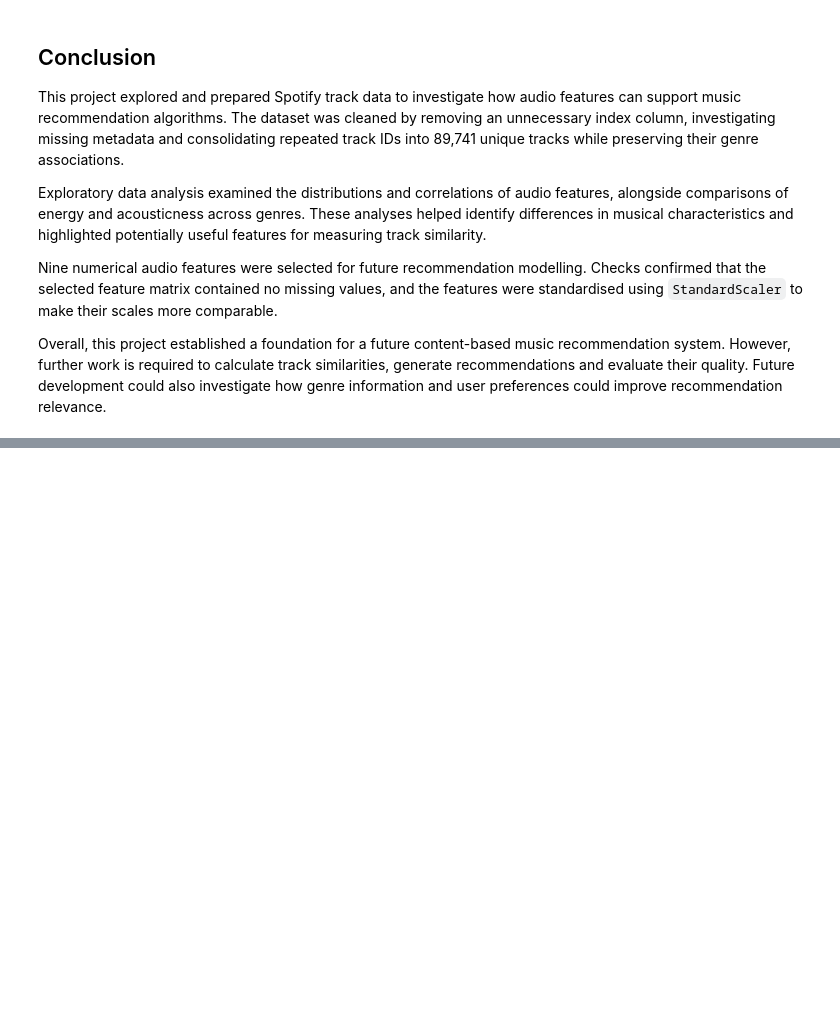
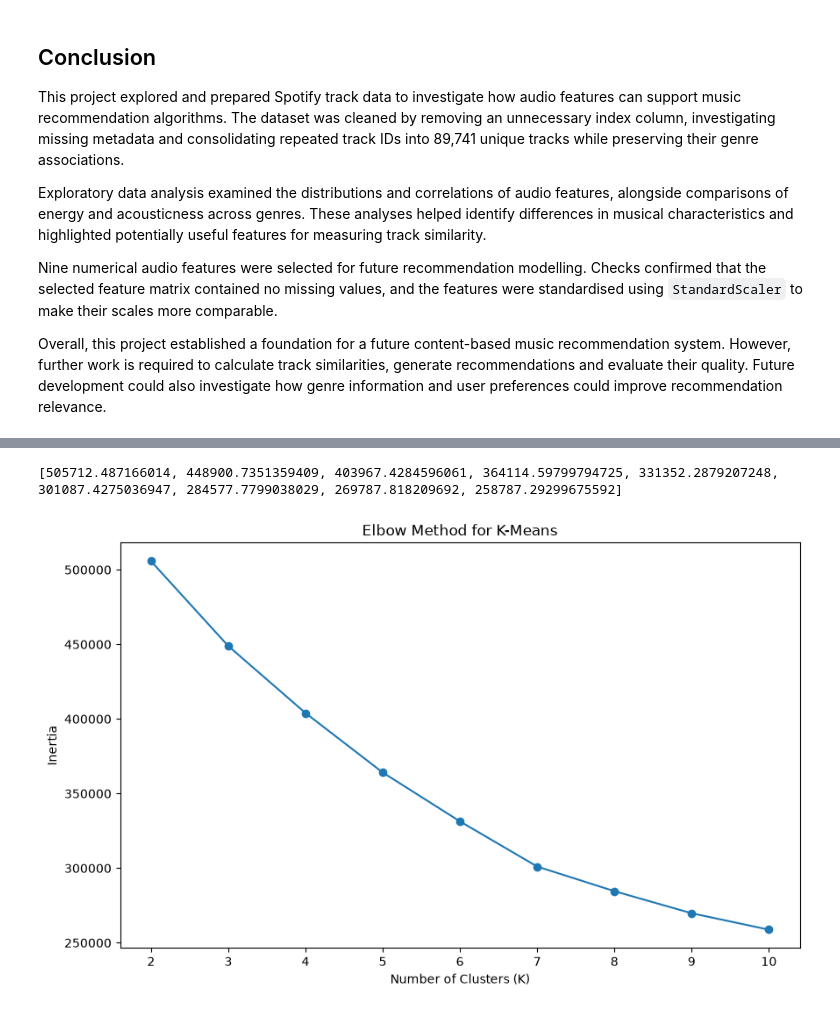
Before and after one commit to a-a-r-o-n-1-0/music-recommendation-analysis, a Jupyter notebook: music_analysis.ipynb, the cells around one changed output, grey strips where cells are left out. Saved outputs shown, nothing was run; the diff lists cells and outputs as text; code cells hidden in the pictures; blank space fills up the shorter version.

```diff
--- a/music_analysis.ipynb
+++ b/music_analysis.ipynb
@@ -647,0 +1096,12 @@ Overall, this project established a foundation for a future content-based music
+# %%
+from sklearn.cluster import KMeans
+
+kmeans = KMeans(
+    n_clusters=5,
+    random_state=42,
+    n_init=10
+)
+
+kmeans.fit(X_train_scaled)
+
+#n_init=10	Runs the algorithm ten times with different initialisations and retains the best result
@@ -647,0 +1150,33 @@ Overall, this project established a foundation for a future content-based music
+# %%
+inertia_values = []
+
+for k in range(2, 11):
+    kmeans = KMeans(
+        n_clusters=k,
+        random_state=42,
+        n_init=10
+    )
+
+    kmeans.fit(X_train_scaled)
+
+    inertia_values.append(kmeans.inertia_)
+
+print(inertia_values)
+# %% [output]
+[505712.487166014, 448900.7351359409, 403967.4284596061, 364114.59799794725, 331352.2879207248, 301087.4275036947, 284577.7799038029, 269787.818209692, 258787.29299675592]
+# %%
+plt.figure(figsize=(10, 6))
+
+plt.plot(
+    range(2, 11),
+    inertia_values,
+    marker='o'
+)
+
+plt.xlabel('Number of Clusters (K)')
+plt.ylabel('Inertia')
+plt.title('Elbow Method for K-Means')
+plt.xticks(range(2, 11))
+plt.show()
+# %% [output]
+[figure, added]
```
Also changed, not shown: parts of 129 cells of this notebook, 11 other files.
